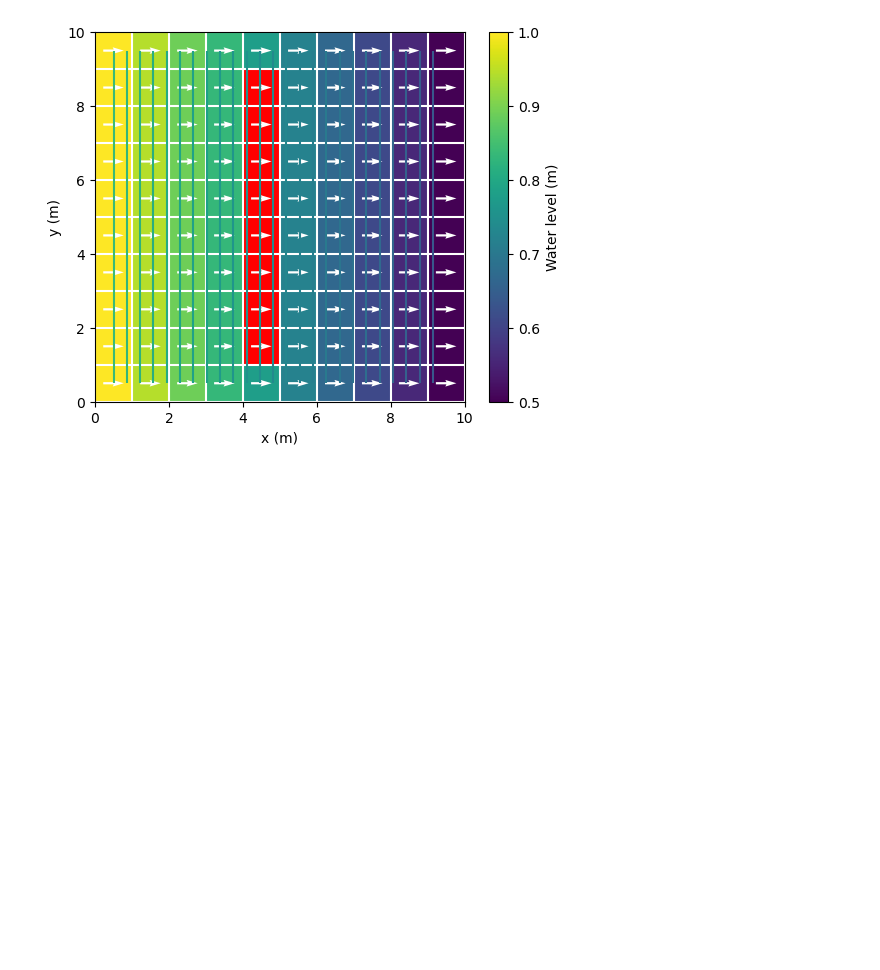
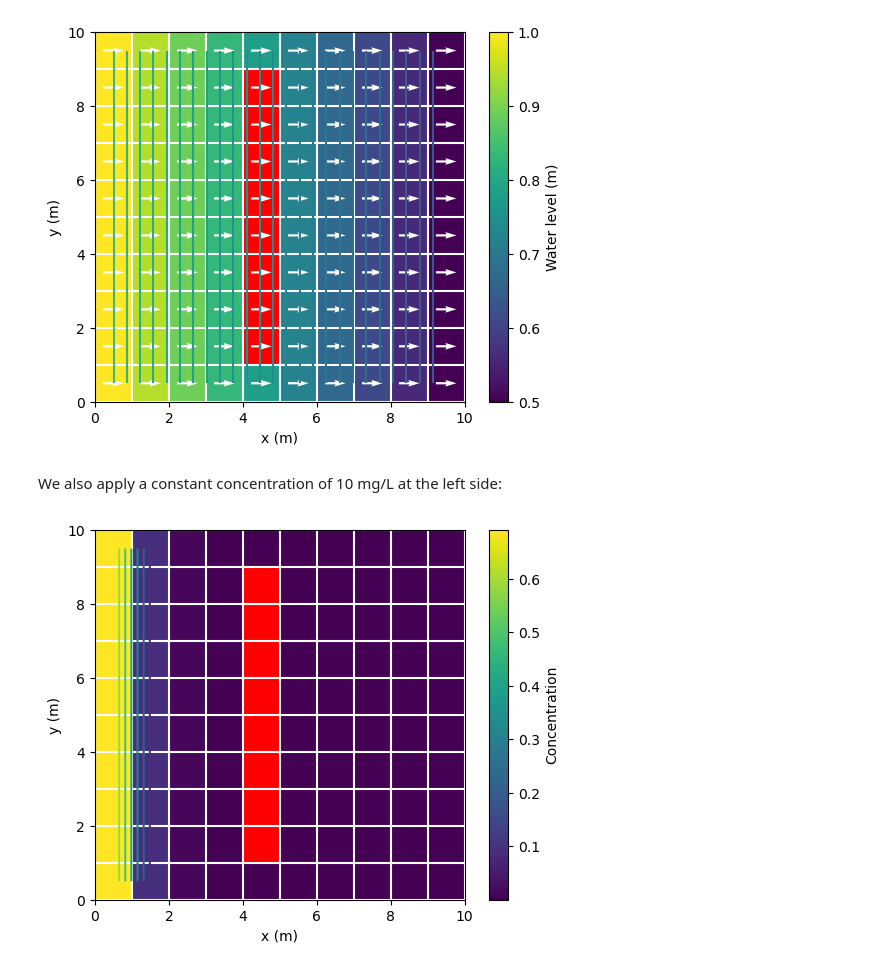
Before and after one commit to hydrocomputing/pymf6, a Jupyter notebook: doc/examples/simple_transport/Simple_Transport.ipynb, the cells around one changed output. Cells and saved outputs as stored; diff of their text form; code cells hidden in the pictures; blank space fills up the shorter version.

```diff
--- a/doc/examples/simple_transport/Simple_Transport.ipynb
+++ b/doc/examples/simple_transport/Simple_Transport.ipynb
@@ -58,3 +76,9 @@ run_simulation(model_path=model_path)
 show_heads(model_path=model_path, name=name, title='');
 # %% [output]
 [figure]
+# %% [markdown]
+We also apply a constant concentration of 10 mg/L at the left side:
+# %%
+show_concentration(model_path=model_path, name=name, kstpkper=(0, 0));
+# %% [output]
+[figure, added]
```
Also changed, not shown: parts of 19 cells of this notebook.
